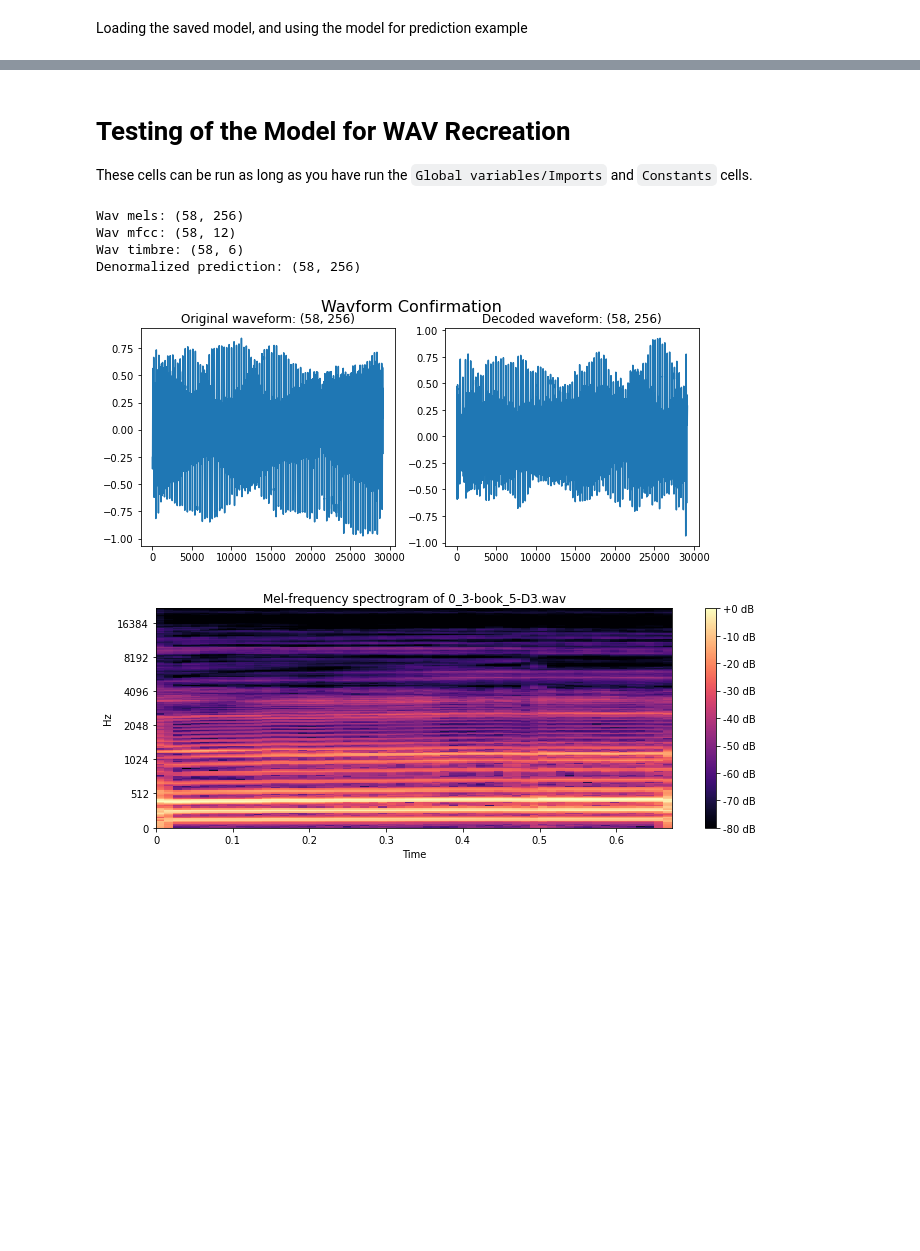
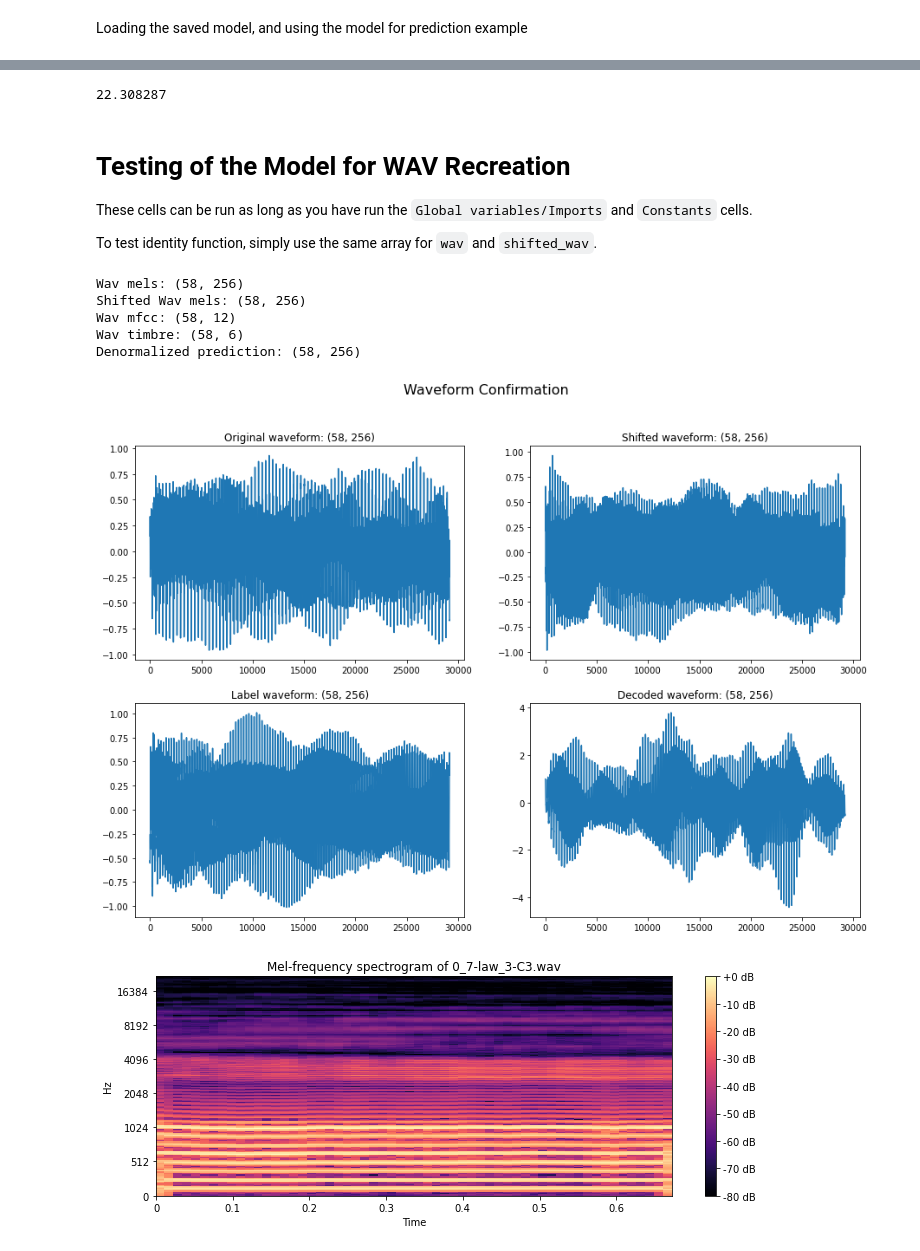
Before and after one commit to zioul123/VocalPitchModulator, a Jupyter notebook: Timbre And Spectrum Decoder.ipynb, the cells around one changed output, grey strips where cells are left out. Cells and saved outputs as stored; diff of their text form; code cells hidden in the pictures; blank space fills up the shorter version.

Commit message:
Pitch decoding successfully conforms formants

```diff
--- a/Timbre And Spectrum Decoder.ipynb
+++ b/Timbre And Spectrum Decoder.ipynb
@@ -353,0 +529,9 @@ Text(0.5, 1.0, 'Output-Label for data point 4631 (Window [20] of 0_3-book_5-D3.w
+# %%
+special_name = "pitch shift -5 to 5 sparsity 11-16-11"
+print("Model's state_dict:")
+for param_tensor in model.state_dict():
+    print(param_tensor, "\t", model.state_dict()[param_tensor].size())
+model_path = os.path.join("model_data", "SpectrumDecoder", "TimbreDecoder_{}_lr{}_epochs{}_in{}_hid{}_out{}_loss{}.pt"
+                          .format(special_name, lr, n_epochs, n_input, n_hid, n_output, train_loss))
+torch.save(model.state_dict(), model_path)
+print("Model saved at {}".format(model_path))
@@ -354,6 +588,12 @@ Text(0.5, 1.0, 'Output-Label for data point 4631 (Window [20] of 0_3-book_5-D3.w
+# %%
+max_pitched_mels
+# %% [output]
+22.308287
 # %% [markdown]
 # Testing of the Model for WAV Recreation
 These cells can be run as long as you have run the `Global variables/Imports` and `Constants` cells.
+
+To test identity function, simply use the same array for `wav` and `shifted_wav`.
 # %%
 # # # # # # # # # # # # # #
 # Reconstruction of a Wav #
@@ -457,24 +739,35 @@ def visualize_results(wav, filename, n_ffts, overlap, n_input, n_hid, n_output,
     plt.title("Output-Label for data point (Window [{}] of {})".format(winIdx, flat_data_ref_list[wavIdx]))
 # %%
 # Calling the function
-vidx = 3; pIdx = 5; pid = 0
-wavIdx = flat_ref_idx(vidx, pIdx, pid);
-filename = flat_data_ref_list[wavIdx]
-wav = load_wav_files(os.path.join("Data", "dataset"), [filename])[0]
+vidx = 7; pIdx = 3; pid = 0; shift_amt = 5
+wavIdx = flat_ref_idx(vidx, pIdx, pid); labelWavIdx = flat_ref_idx(vidx, pIdx + shift_amt, pid);
+filenames = [ flat_data_ref_list[wavIdx], flat_data_ref_list[labelWavIdx] ]
+wav, labelWav = load_wav_files(os.path.join("Data", "dataset"), filenames)
 n_ffts = 2048; overlap = 0.75; n_input = 262; n_hid = 262; n_output = 256;
-n_mels = 256; n_mfcc = 12; n_timb_hid = 10; n_timb = 6
+n_mels = 256; n_mfcc = 12; n_timb_hid = 10; n_timb = 6;
+shifted_wav, _ = resample_pitch_shift(np.array([wav]), shift_amt, overlap, n_ffts)
+shifted_wav = shifted_wav[0]
+global_max_mels = max_mels; global_max_mfcc = max_mfcc; global_max_timbre = max_timbre
+
+special_name="shift-4"
+
 model_path = os.path.join("model_data", "SpectrumDecoder",
-                          "TimbreDecoder_lr0.001_epochs2000_in262_hid262_out256_loss0.0005858771619386971.pt")
+#                           "TimbreDecoder_lr0.001_epochs2000_in262_hid262_out256_loss0.0005858771619386971.pt")
+#                           "TimbreDecoder_pitch shift -1 0 1 sparsity 15 16 15_lr0.001_epochs2000_in262_hid262_out256_loss0.005447792820632458.pt")
+                          "TimbreDecoder_pitch shift -5 to 5 sparsity 11-16-11_lr0.001_epochs2000_in262_hid262_out256_loss0.00814385712146759.pt")
 TE_path = os.path.join('model_data', 'TimbreVAE-IdealFixedNorm-12-10-6.pt')
 
-visualize_results(wav, filename,
+visualize_results(wav, labelWav, shifted_wav, filenames[0],
                   n_ffts, overlap, n_input, n_hid, n_output,
                   n_mels, n_mfcc, n_timb_hid, n_timb,
-                  model_path, TE_path, vidx = 3, pIdx = 5, pid = 0, winIdx = 20)
+                  model_path, TE_path, special_name,
+                  global_max_mels, global_max_mfcc, global_max_timbre,
+                  vidx = vidx, pIdx = pIdx, pid = pid, winIdx = 20)
 # %% [output]
 Wav mels: (58, 256)
+Shifted Wav mels: (58, 256)
 Wav mfcc: (58, 12)
 Wav timbre: (58, 6)
 Denormalized prediction: (58, 256)
-[figure, old version]
+[figure, new version]
-[figure, old version]
+[figure, new version]
```
Also changed, not shown: parts of 19 cells of this notebook, 1 other file.
